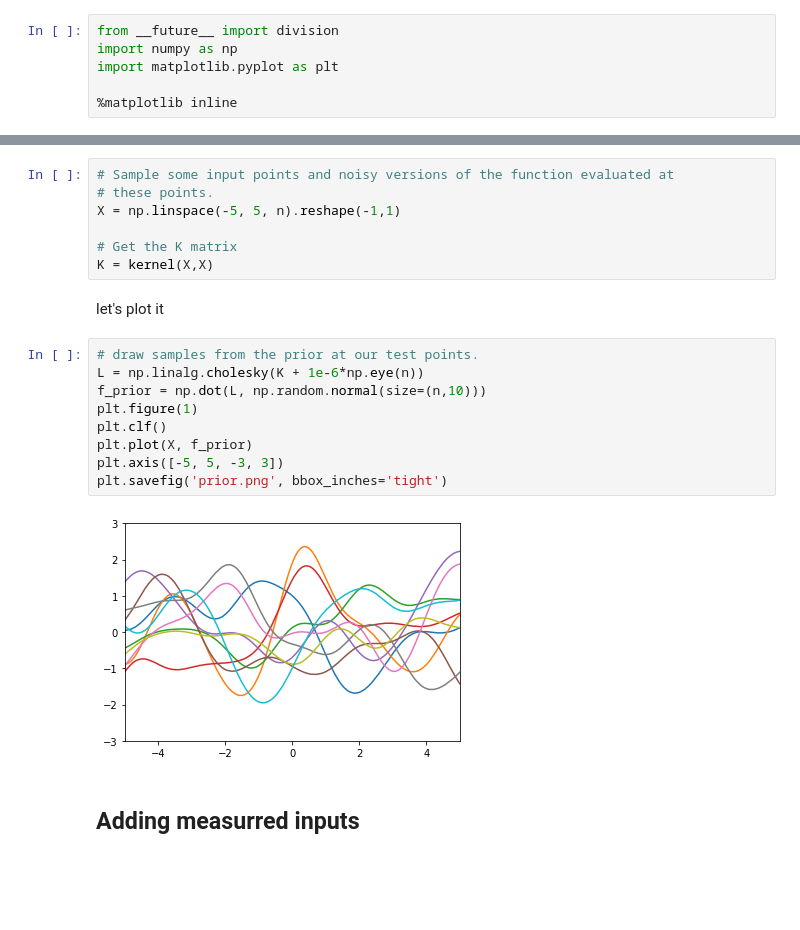
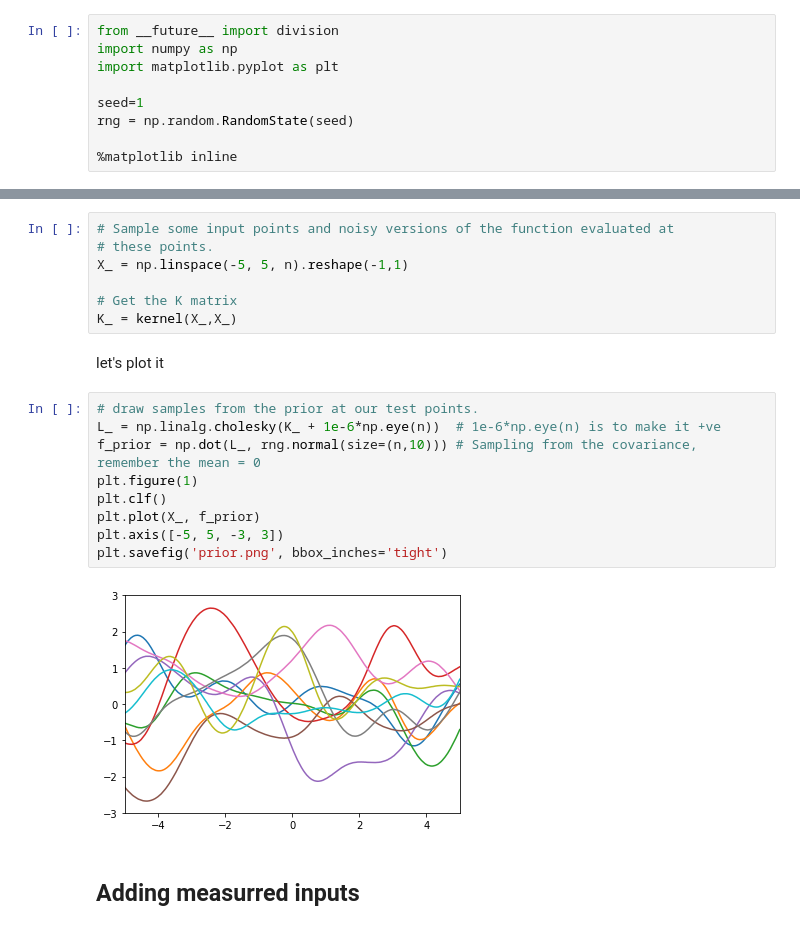
Before and after one commit to NotAnyMike/GaussianProcessSimple, a Jupyter notebook: StepByStep.ipynb, the cells around one changed output, grey strips where cells are left out. Saved outputs shown, nothing was run; the diff lists cells and outputs as text; blank space fills up the shorter version.

Commit message:
adding random state

```diff
--- a/StepByStep.ipynb
+++ b/StepByStep.ipynb
@@ -3,6 +3,9 @@ from __future__ import division
 import numpy as np
 import matplotlib.pyplot as plt
 
+seed=1
+rng = np.random.RandomState(seed)
+
 %matplotlib inline
 # %% [markdown]
 # Gaussian Process
@@ -36,23 +44,23 @@ def kernel(a, b):
 # %%
 # Sample some input points and noisy versions of the function evaluated at
 # these points.
-X = np.linspace(-5, 5, n).reshape(-1,1)
+X_ = np.linspace(-5, 5, n).reshape(-1,1)
 
 # Get the K matrix
-K = kernel(X,X)
+K_ = kernel(X_,X_)
 # %% [markdown]
 let's plot it
 # %%
 # draw samples from the prior at our test points.
-L = np.linalg.cholesky(K + 1e-6*np.eye(n))
-f_prior = np.dot(L, np.random.normal(size=(n,10)))
+L_ = np.linalg.cholesky(K_ + 1e-6*np.eye(n))  # 1e-6*np.eye(n) is to make it +ve
+f_prior = np.dot(L_, rng.normal(size=(n,10))) # Sampling from the covariance, remember the mean = 0
 plt.figure(1)
 plt.clf()
-plt.plot(X, f_prior)
+plt.plot(X_, f_prior)
 plt.axis([-5, 5, -3, 3])
 plt.savefig('prior.png', bbox_inches='tight')
 # %% [output]
-[figure, old version]
+[figure, new version]
 # %% [markdown]
 ## Adding measurred inputs
 # %% [markdown]
```
Also changed, not shown: parts of 4 cells of this notebook, 3 other files.
